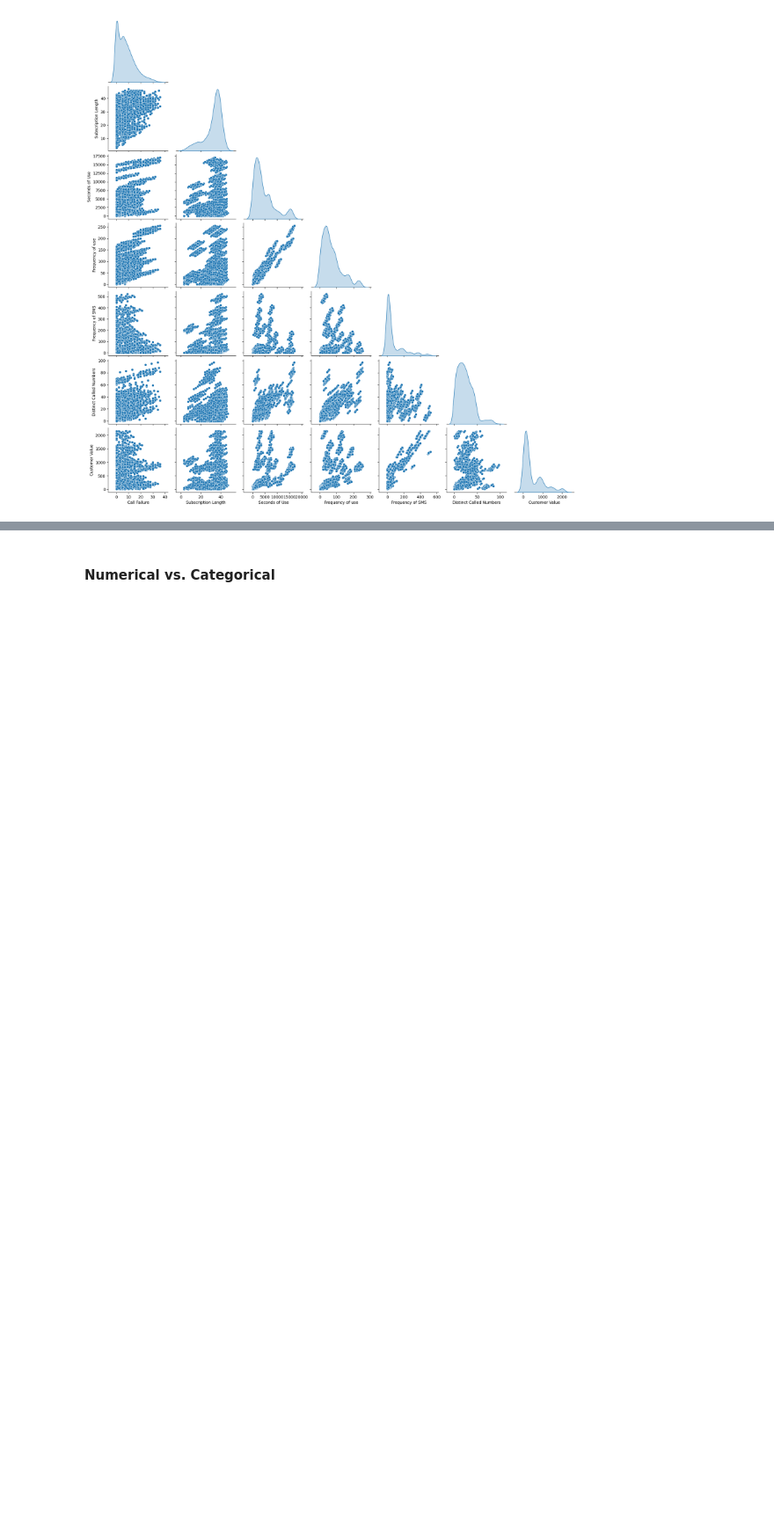
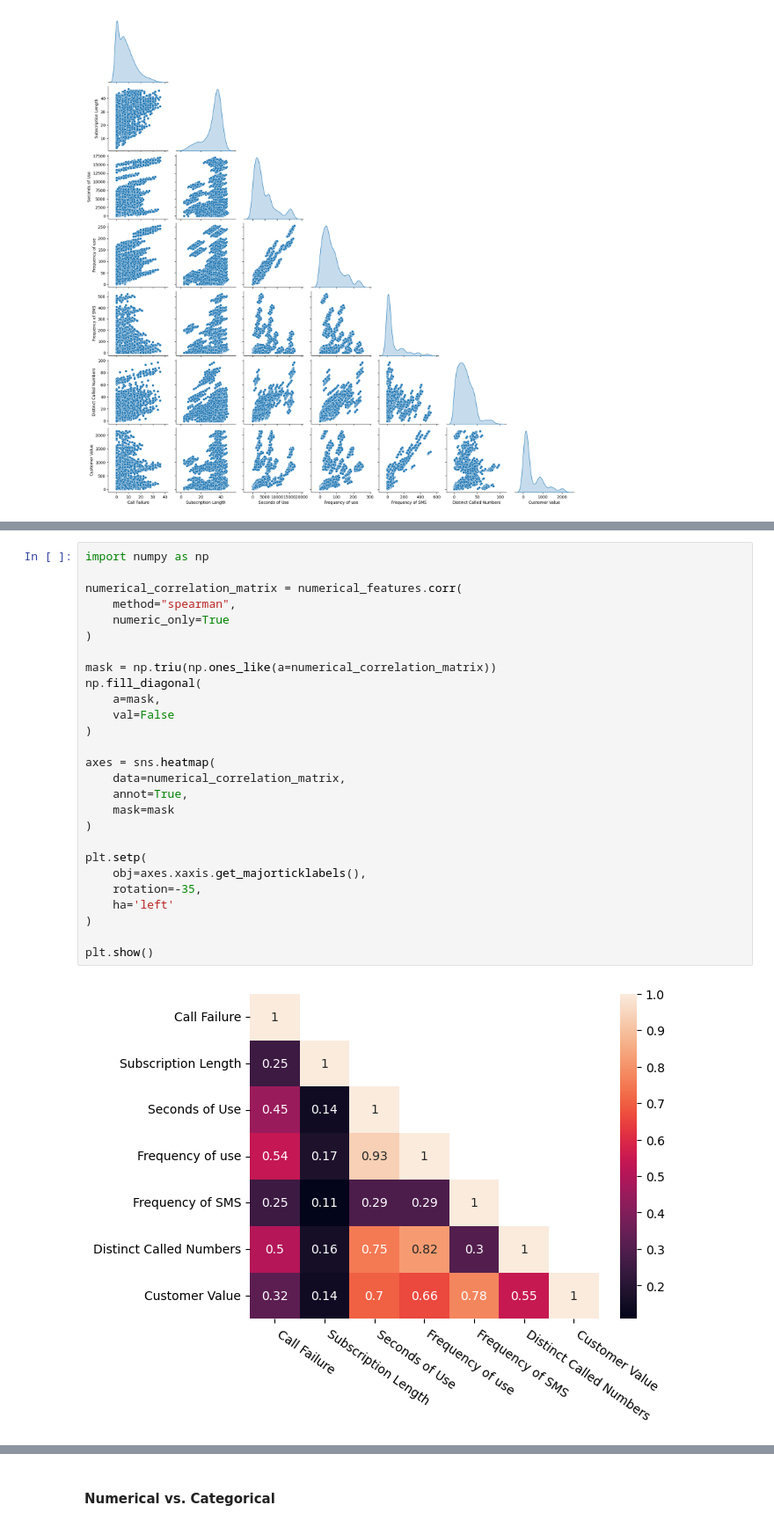
Before and after one commit to garudapaksi-yusuf/Iranian_Telecom_Churn, a Jupyter notebook: notebook/notebook.ipynb, the cells around one changed output, grey strips where cells are left out. Shown at 88% size. Drawn from its saved outputs; the diff is of its cells as text; blank space fills up the shorter version.

```diff
--- a/notebook/notebook.ipynb
+++ b/notebook/notebook.ipynb
@@ -776,0 +790,29 @@ pola scatter plot pada tiap pasangan variabel berkaitan dengan distribusi tiap v
+# %%
+import numpy as np
+
+numerical_correlation_matrix = numerical_features.corr(
+    method="spearman",
+    numeric_only=True
+)
+
+mask = np.triu(np.ones_like(a=numerical_correlation_matrix))
+np.fill_diagonal(
+    a=mask,
+    val=False
+)
+
+axes = sns.heatmap(
+    data=numerical_correlation_matrix,
+    annot=True,
+    mask=mask
+)
+
+plt.setp(
+    obj=axes.xaxis.get_majorticklabels(),
+    rotation=-35,
+    ha='left'
+)
+
+plt.show()
+# %% [output]
+[figure, added]
```
Also changed, not shown: parts of 17 cells of this notebook.
